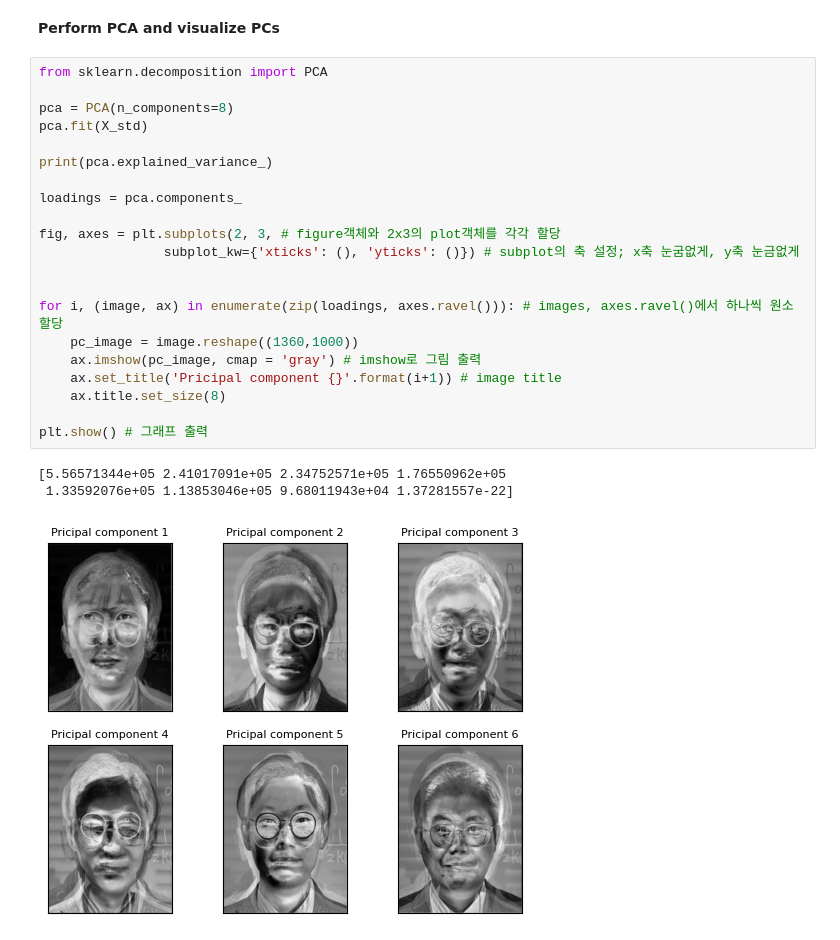
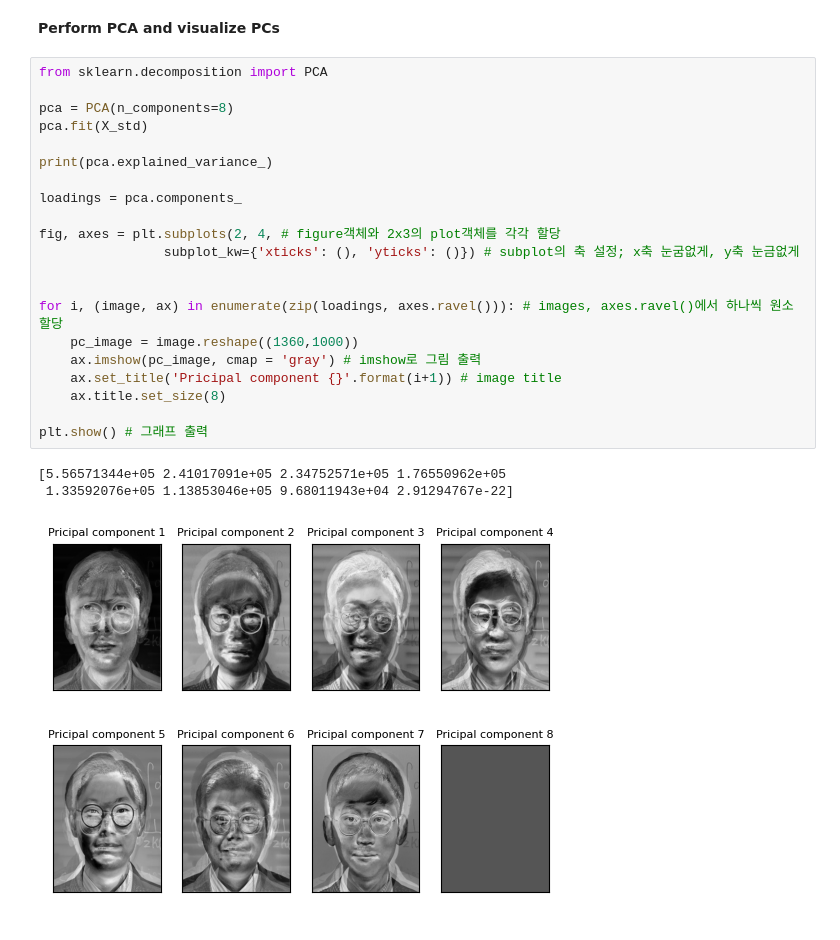
Before and after one commit to yobc401/AITutorial, a Jupyter notebook: PCA_eigenface.ipynb, the cells around one changed output. Drawn from its saved outputs; the diff is of its cells as text.

```diff
--- a/PCA_eigenface.ipynb
+++ b/PCA_eigenface.ipynb
@@ -58,25 +50,25 @@ print(np.cov(X_std[:,0],X_std[:,1],ddof=0))
 # %%
 from sklearn.decomposition import PCA
 
 pca = PCA(n_components=8)
 pca.fit(X_std)
 
 print(pca.explained_variance_)
 
 loadings = pca.components_
 
-fig, axes = plt.subplots(2, 3, # figure객체와 2x3의 plot객체를 각각 할당
+fig, axes = plt.subplots(2, 4, # figure객체와 2x3의 plot객체를 각각 할당
                 subplot_kw={'xticks': (), 'yticks': ()}) # subplot의 축 설정; x축 눈굼없게, y축 눈금없게
 
 
 for i, (image, ax) in enumerate(zip(loadings, axes.ravel())): # images, axes.ravel()에서 하나씩 원소 할당
     pc_image = image.reshape((1360,1000))
     ax.imshow(pc_image, cmap = 'gray') # imshow로 그림 출력
     ax.set_title('Pricipal component {}'.format(i+1)) # image title
     ax.title.set_size(8)
 
 plt.show() # 그래프 출력
 # %% [output]
 [5.56571344e+05 2.41017091e+05 2.34752571e+05 1.76550962e+05
- 1.33592076e+05 1.13853046e+05 9.68011943e+04 1.37281557e-22]
+ 1.33592076e+05 1.13853046e+05 9.68011943e+04 2.91294767e-22]
-[figure, old version]
+[figure, new version]
```
Also changed, not shown: parts of 2 cells of this notebook.
